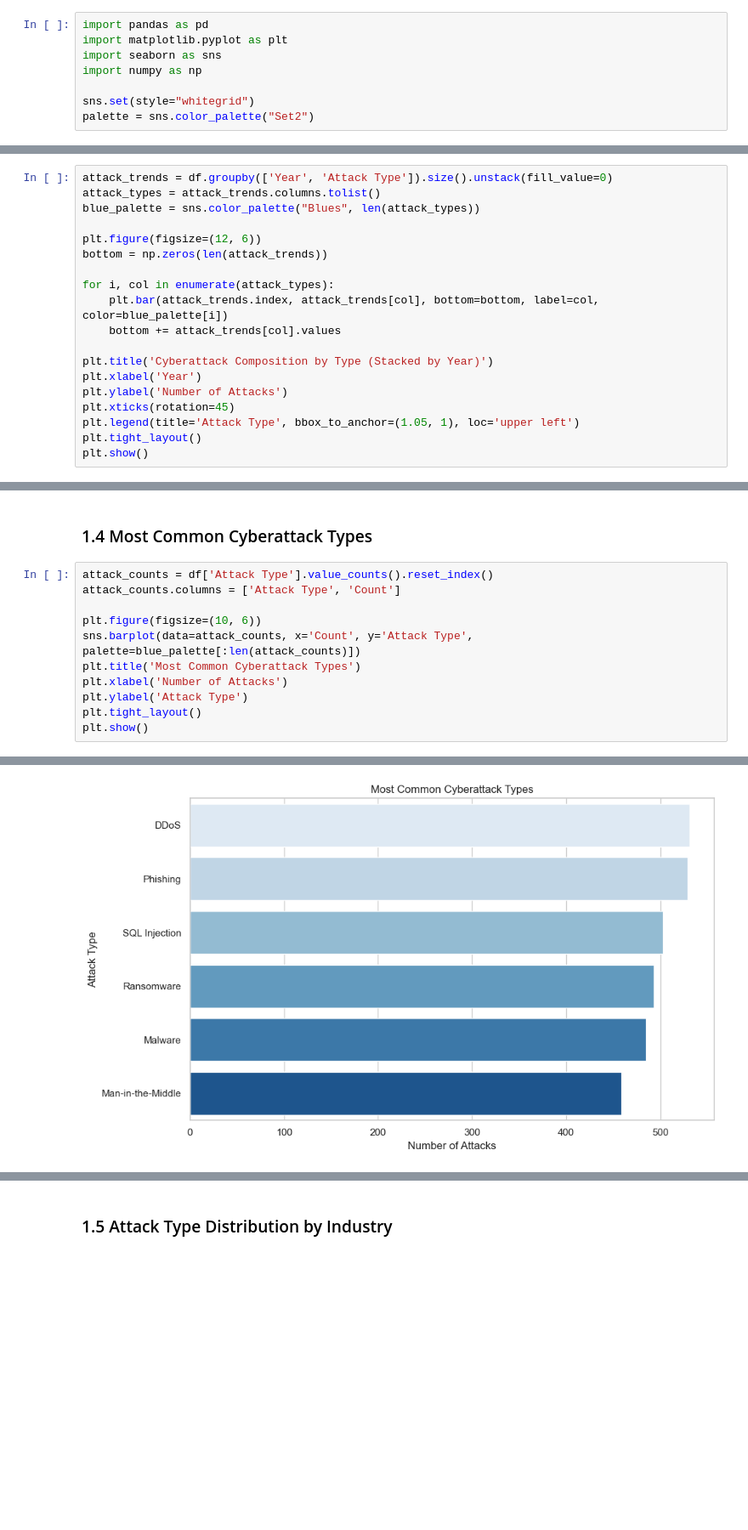
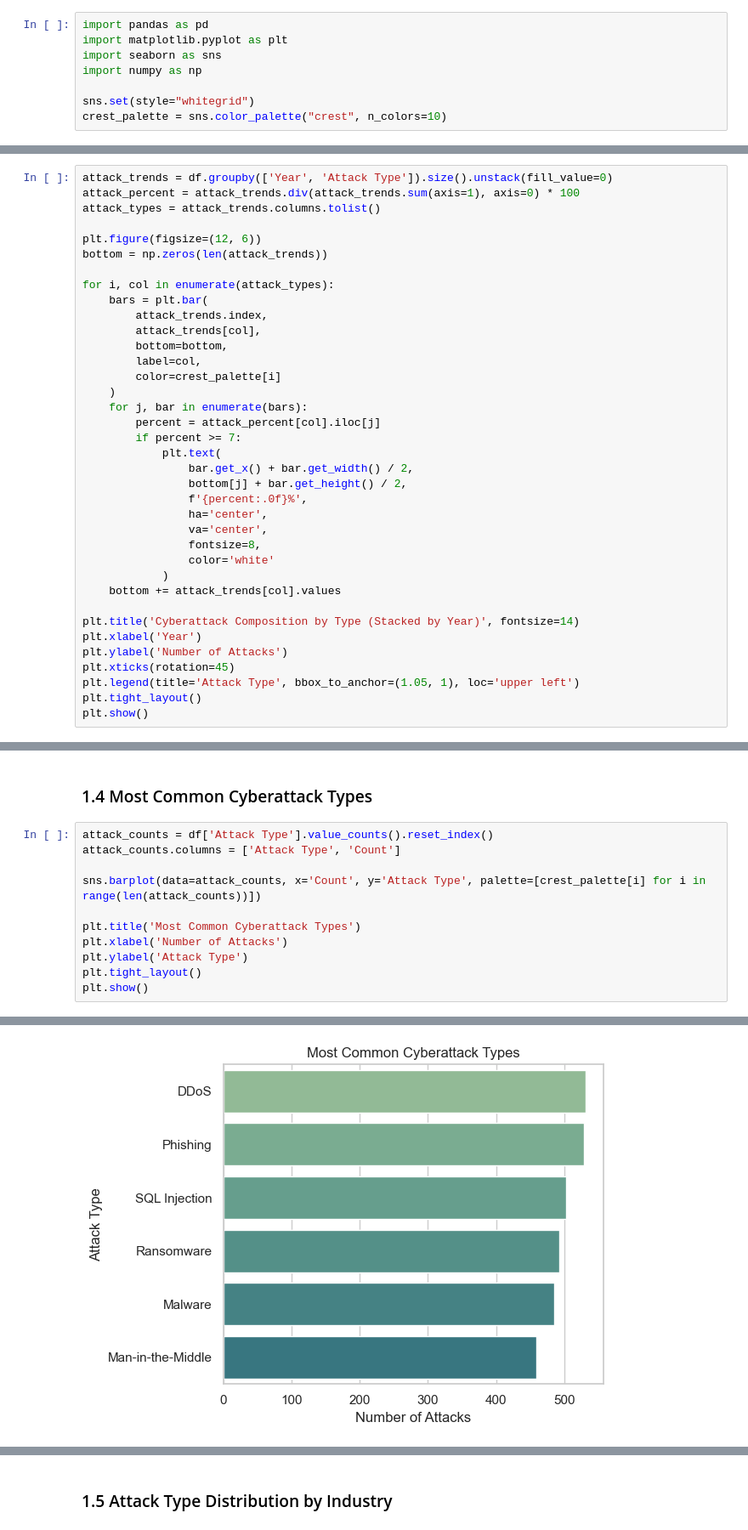
Before and after one commit to dolludaa/Global-Cybersecurity-Threats-2015-2024, a Jupyter notebook: business_analysis.ipynb, the cells around one changed output, grey strips where cells are left out. Shown: that part at 85% size. Cells and saved outputs as stored; diff of their text form; blank space fills up the shorter version.

```diff
--- a/business_analysis.ipynb
+++ b/business_analysis.ipynb
@@ -48,7 +48,7 @@ import seaborn as sns
 import numpy as np
 
 sns.set(style="whitegrid")
-palette = sns.color_palette("Set2")
+crest_palette = sns.color_palette("crest", n_colors=10)
 # %% [markdown]
 ### Data Source:
 https://www.kaggle.com/datasets/atharvasoundankar/global-cybersecurity-threats-2015-2024
@@ -68,17 +68,35 @@ df.head()
 ### 1.1 Cyberattack Composition by Year (Stacked Bar)
 # %%
 attack_trends = df.groupby(['Year', 'Attack Type']).size().unstack(fill_value=0)
+attack_percent = attack_trends.div(attack_trends.sum(axis=1), axis=0) * 100
 attack_types = attack_trends.columns.tolist()
-blue_palette = sns.color_palette("Blues", len(attack_types))
 
 plt.figure(figsize=(12, 6))
 bottom = np.zeros(len(attack_trends))
 
 for i, col in enumerate(attack_types):
-    plt.bar(attack_trends.index, attack_trends[col], bottom=bottom, label=col, color=blue_palette[i])
+    bars = plt.bar(
+        attack_trends.index,
+        attack_trends[col],
+        bottom=bottom,
+        label=col,
+        color=crest_palette[i]
+    )
+    for j, bar in enumerate(bars):
+        percent = attack_percent[col].iloc[j]
+        if percent >= 7:
+            plt.text(
+                bar.get_x() + bar.get_width() / 2,
+                bottom[j] + bar.get_height() / 2,
+                f'{percent:.0f}%',
+                ha='center',
+                va='center',
+                fontsize=8,
+                color='white'
+            )
     bottom += attack_trends[col].values
 
-plt.title('Cyberattack Composition by Type (Stacked by Year)')
+plt.title('Cyberattack Composition by Type (Stacked by Year)', fontsize=14)
 plt.xlabel('Year')
 plt.ylabel('Number of Attacks')
 plt.xticks(rotation=45)
@@ -136,8 +157,8 @@ Ransomware incidents rose by over 200% since 2017. Phishing remained stable but
 attack_counts = df['Attack Type'].value_counts().reset_index()
 attack_counts.columns = ['Attack Type', 'Count']
 
-plt.figure(figsize=(10, 6))
-sns.barplot(data=attack_counts, x='Count', y='Attack Type', palette=blue_palette[:len(attack_counts)])
+sns.barplot(data=attack_counts, x='Count', y='Attack Type', palette=[crest_palette[i] for i in range(len(attack_counts))])
+
 plt.title('Most Common Cyberattack Types')
 plt.xlabel('Number of Attacks')
 plt.ylabel('Attack Type')
@@ -150 +171 @@ Passing `palette` without assigning `hue` is deprecated and will be removed in v
-[figure, old version]
+[figure, new version]
```
Also changed, not shown: parts of 11 cells of this notebook.
